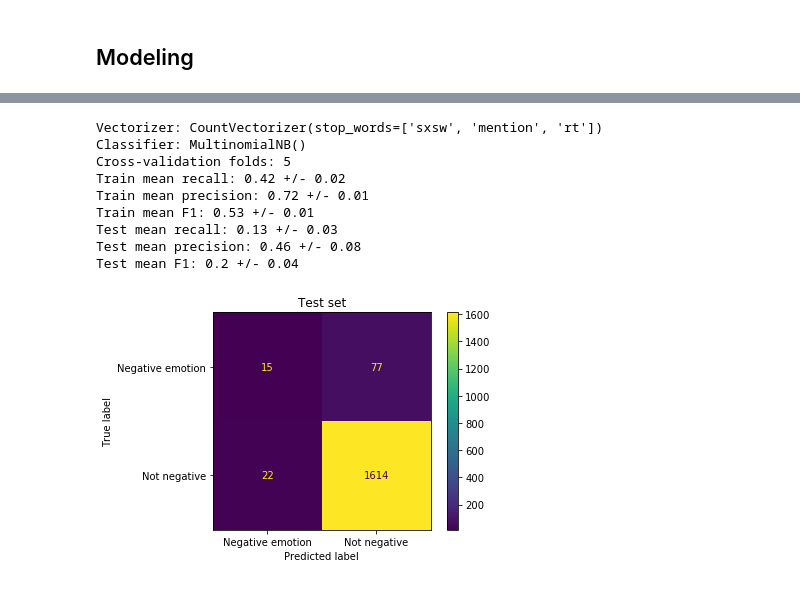
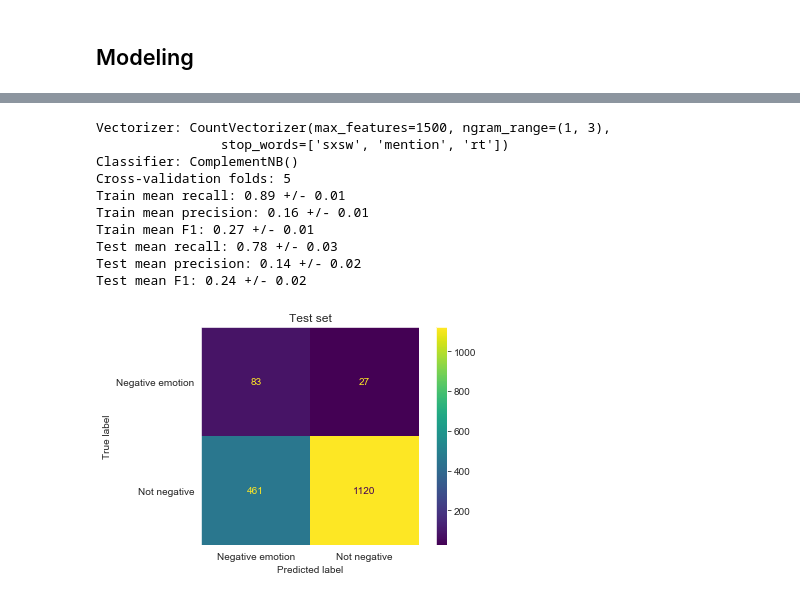
Before and after one commit to lilisbeit/Twitter-Sentiment-Analysis, a Jupyter notebook: negative-tweets-final.ipynb, the cells around one changed output, grey strips where cells are left out. Drawn from its saved outputs; the diff is of its cells as text; code cells hidden in the pictures.

```diff
--- a/negative-tweets-final.ipynb
+++ b/negative-tweets-final.ipynb
@@ -149,0 +135,10 @@ Name: label, dtype: float64
+# %%
+# plot original label distribution
+
+fig = plt.figure(figsize=(8,6))
+sns.set_style('dark')
+sns.barplot(x='Per Cent of Tweets', y='Sentiment', data=df_plot, orient='h')
+plt.xlabel('Sentiment', fontsize=15, labelpad=20)
+plt.ylabel('Per Cent of Tweets', fontsize=15, labelpad=20)
+plt.xticks(fontsize = 12)
+plt.yticks(fontsize = 12);
@@ -163,0 +168,10 @@ Name: label, dtype: float64
+# %%
+# plot new label distribution
+
+fig = plt.figure(figsize=(8,6))
+sns.set_style('dark')
+sns.barplot(x='Per Cent of Tweets', y='Sentiment', data=df_plot_2, orient='h')
+plt.xlabel('Sentiment', fontsize=15, labelpad=20)
+plt.ylabel('Per Cent of Tweets', fontsize=15, labelpad=20)
+plt.xticks(fontsize = 12)
+plt.yticks(fontsize = 12);
@@ -171,9 +187,9 @@ y = data['label']
 
 X = X.astype(str).map(lambda x: x.lower())
 # %%
-# create holdout set
+# create holdout set as 10% of data.  Set aside until final model validation
 
-X_train, X_holdout, y_train, y_holdout = train_test_split(X, y, test_size=0.05)
+X_train, X_holdout, y_train, y_holdout = train_test_split(X, y, test_size=0.07)
 
 print(len(X_train), len(X_holdout))
 # %% [output]
@@ -274,15 +500,17 @@ cv_stop_max_ngram = CountVectorizer(stop_words=stopwords_list_2, max_features=30
 # %%
-cv_stop_ngram = CountVectorizer(stop_words=stopwords_list_2, ngram_range=(1, 3))
+cv_stop_max_ngram_3 = CountVectorizer(stop_words=stopwords_list_2, max_features=1500, ngram_range=(1, 3))
 # %%
-ut.k_fold_validator(predictor=X_train, target=y_train, vectorizer=cv_stop, classifier=nb_count, cv=5)
+
+ut.k_fold_validator(predictor=X_train, target=y_train, vectorizer=cv_stop_max_ngram_3, classifier=compnb, cv=5)
 # %% [output]
-Vectorizer: CountVectorizer(stop_words=['sxsw', 'mention', 'rt'])
-Classifier: MultinomialNB()
+Vectorizer: CountVectorizer(max_features=1500, ngram_range=(1, 3),
+                stop_words=['sxsw', 'mention', 'rt'])
+Classifier: ComplementNB()
 Cross-validation folds: 5
-Train mean recall: 0.42 +/- 0.02
-Train mean precision: 0.72 +/- 0.01
-Train mean F1: 0.53 +/- 0.01
-Test mean recall: 0.13 +/- 0.03
-Test mean precision: 0.46 +/- 0.08
-Test mean F1: 0.2 +/- 0.04
+Train mean recall: 0.89 +/- 0.01
+Train mean precision: 0.16 +/- 0.01
+Train mean F1: 0.27 +/- 0.01
+Test mean recall: 0.78 +/- 0.03
+Test mean precision: 0.14 +/- 0.02
+Test mean F1: 0.24 +/- 0.02
-[figure, old version]
+[figure, new version]
```
Also changed, not shown: parts of 79 cells of this notebook, 1 other file.
